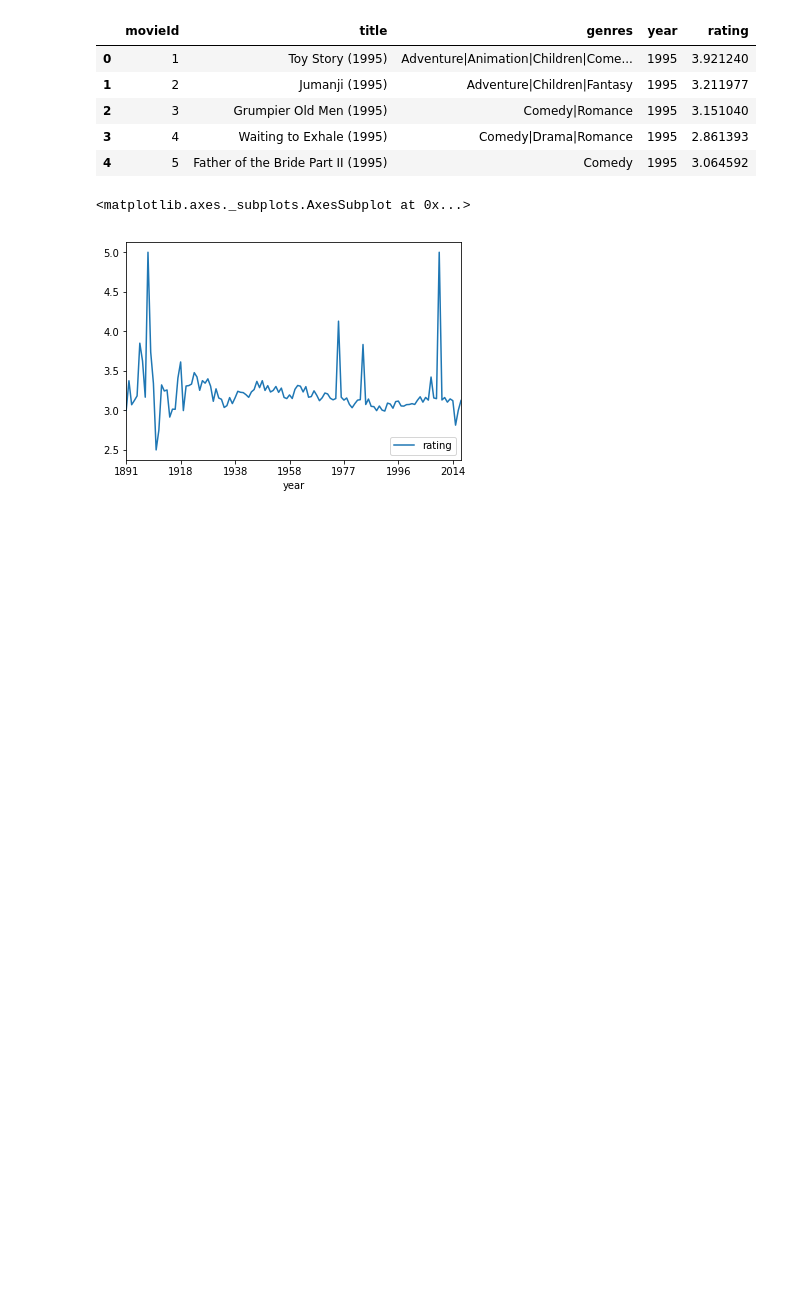
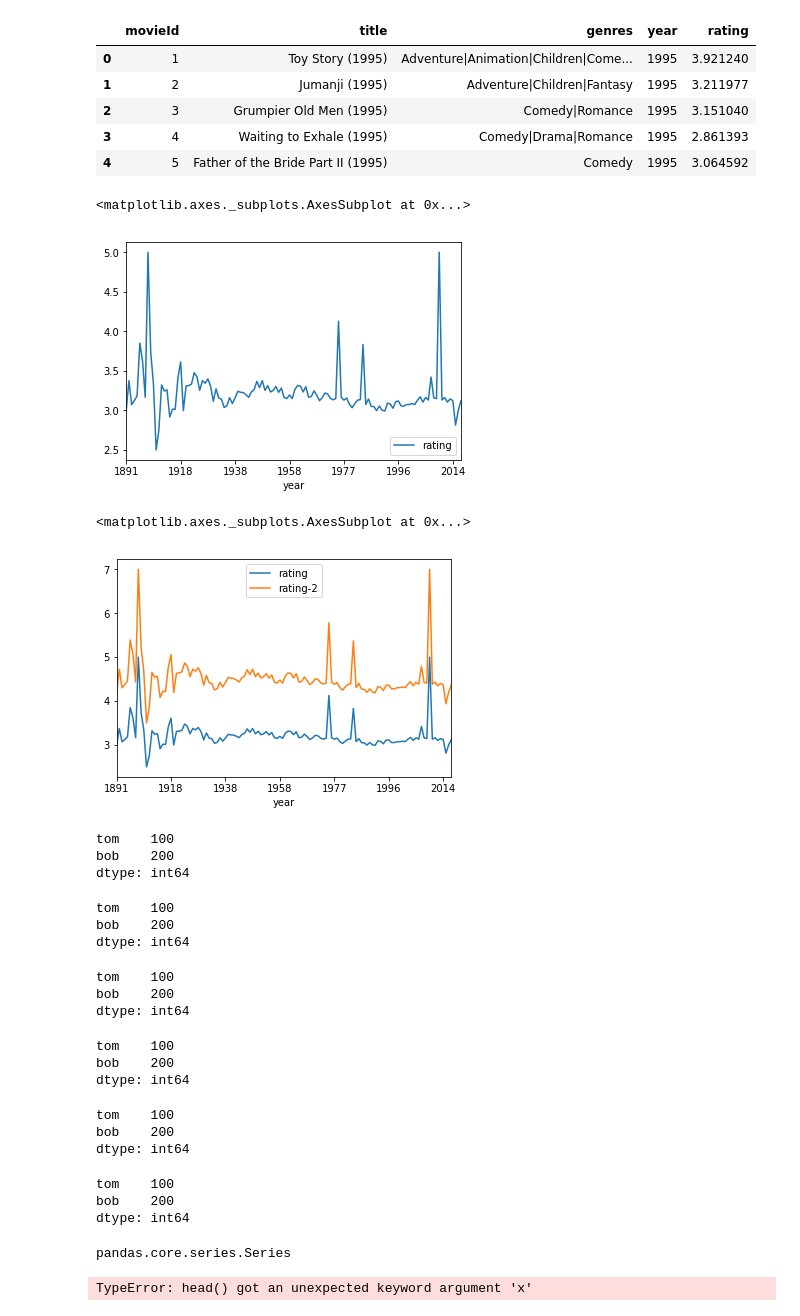
Before and after one commit to niskrev/Python-for-Data-Science, a Jupyter notebook: Week-4-Pandas/pandas-5.ipynb, the cells around one changed output. Saved outputs shown, nothing was run; the diff lists cells and outputs as text; code cells hidden in the pictures; blank space fills up the shorter version.

```diff
--- a/Week-4-Pandas/pandas-5.ipynb
+++ b/Week-4-Pandas/pandas-5.ipynb
@@ -102,3 +102,9 @@ yearly_average.plot()
 # %% [output]
 <matplotlib.axes._subplots.AxesSubplot at 0x...>
 [figure]
+# %%
+yearly_average['rating-2'] = yearly_average['rating']*1.4
+yearly_average.plot()
+# %% [output]
+<matplotlib.axes._subplots.AxesSubplot at 0x...>
+[figure, added]
@@ -104,0 +114,36 @@ yearly_average.plot()
+# %%
+ser[[0,1]]
+# %% [output]
+tom    100
+bob    200
+dtype: int64
+# %%
+ser.iloc[[0,1]]
+# %% [output]
+tom    100
+bob    200
+dtype: int64
+# %%
+ser[['tom', 'bob']]
+# %% [output]
+tom    100
+bob    200
+dtype: int64
+# %%
+ser.loc[['tom', 'bob']]
+# %% [output]
+tom    100
+bob    200
+dtype: int64
+# %%
+ser.loc[['tom','bob']]
+# %% [output]
+tom    100
+bob    200
+dtype: int64
+# %%
+ser[[0,1]]
+# %% [output]
+tom    100
+bob    200
+dtype: int64
@@ -104,0 +152,8 @@ yearly_average.plot()
+# %%
+type(mm.iloc[0,:])
+# %% [output]
+pandas.core.series.Series
+# %%
+mm.head(x=7)
+# %% [output]
+TypeError: head() got an unexpected keyword argument 'x'
```
Also changed, not shown: parts of 5 cells of this notebook, 1 other file.
